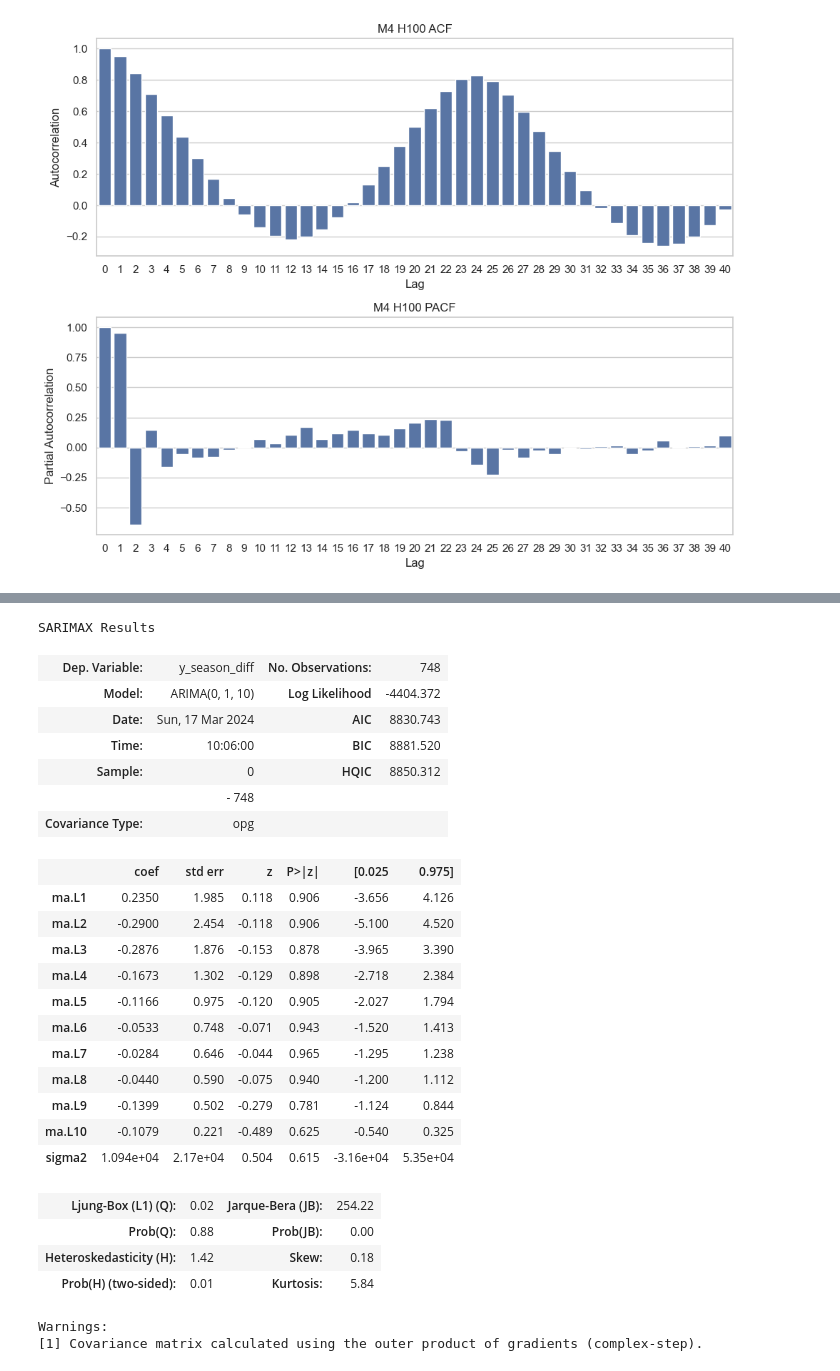
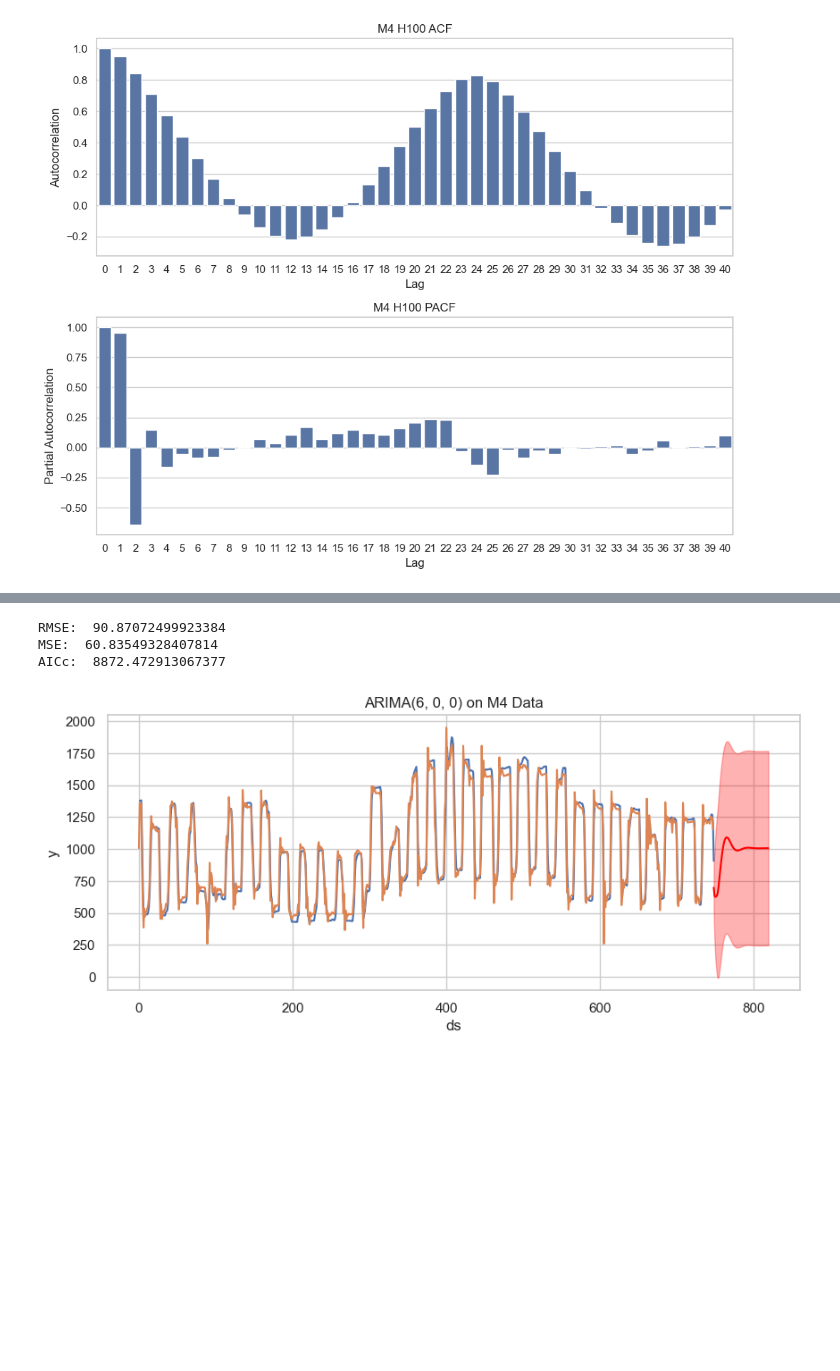
Before and after one commit to cal-yen/fpp3, a Jupyter notebook: chapter_9.ipynb, the cells around one changed output, grey strips where cells are left out. Saved outputs shown, nothing was run; the diff lists cells and outputs as text; code cells hidden in the pictures; blank space fills up the shorter version.

```diff
--- a/chapter_9.ipynb
+++ b/chapter_9.ipynb
@@ -90,21 +106,3 @@ plt.tight_layout()
 plt.show()
 # %% [output]
 [figure]
-# %%
-ds['y_season_diff'] = ds['y'].diff(periods=23)
-ds['y_season_diff_1st_diff'] = ds['y_season_diff'].diff(1)
-
-fig, axs = plt.subplots(2, 1, figsize=(10, 8))
-
-sns.lineplot(ax=axs[0], data=ds, x='ds', y='y_season_diff')
-axs[0].set_title('M4 H100 Seasonal Adjusted')
-axs[0].set_ylabel('Y')
-axs[0].set_xlabel('Timestep')
-
-sns.lineplot(ax=axs[1], data=ds, x='ds', y='y_season_diff_1st_diff')
-axs[1].set_title('M4 H100 Seasonal Adjusted with 1st Difference')
-axs[1].set_ylabel('Y')
-axs[1].set_xlabel('Timestep')
-
-plt.tight_layout()
-plt.show()
@@ -360,34 +246,7 @@ Warnings:
-# %%
-ma2 = ARIMA(ds['y_season_diff'].reset_index(drop=True), order=(0,1,2))
-results = ma2.fit()
-
-ma2_resid = results.resid.fillna(0)
-
-results.summary()
-# %% [output]
-SARIMAX Results
-| Dep. Variable: | y_season_diff | No. Observations: | 748 |
-| Model: | ARIMA(0, 1, 10) | Log Likelihood | -4404.372 |
-| Date: | Sun, 17 Mar 2024 | AIC | 8830.743 |
-| Time: | 10:06:00 | BIC | 8881.520 |
-| Sample: | 0 | HQIC | 8850.312 |
-|  | - 748 |  |  |
-| Covariance Type: | opg |  |  |
-|  | coef | std err | z | P>|z| | [0.025 | 0.975] |
-| ma.L1 | 0.2350 | 1.985 | 0.118 | 0.906 | -3.656 | 4.126 |
-| ma.L2 | -0.2900 | 2.454 | -0.118 | 0.906 | -5.100 | 4.520 |
-| ma.L3 | -0.2876 | 1.876 | -0.153 | 0.878 | -3.965 | 3.390 |
-| ma.L4 | -0.1673 | 1.302 | -0.129 | 0.898 | -2.718 | 2.384 |
-| ma.L5 | -0.1166 | 0.975 | -0.120 | 0.905 | -2.027 | 1.794 |
-| ma.L6 | -0.0533 | 0.748 | -0.071 | 0.943 | -1.520 | 1.413 |
-| ma.L7 | -0.0284 | 0.646 | -0.044 | 0.965 | -1.295 | 1.238 |
-| ma.L8 | -0.0440 | 0.590 | -0.075 | 0.940 | -1.200 | 1.112 |
-| ma.L9 | -0.1399 | 0.502 | -0.279 | 0.781 | -1.124 | 0.844 |
-| ma.L10 | -0.1079 | 0.221 | -0.489 | 0.625 | -0.540 | 0.325 |
-| sigma2 | 1.094e+04 | 2.17e+04 | 0.504 | 0.615 | -3.16e+04 | 5.35e+04 |
-| Ljung-Box (L1) (Q): | 0.02 | Jarque-Bera (JB): | 254.22 |
-| Prob(Q): | 0.88 | Prob(JB): | 0.00 |
-| Heteroskedasticity (H): | 1.42 | Skew: | 0.18 |
-| Prob(H) (two-sided): | 0.01 | Kurtosis: | 5.84 |
-Warnings:
-[1] Covariance matrix calculated using the outer product of gradients (complex-step).
+# %%
+ARIMA_helper((6,0,0), h=72)
+# %% [output]
+RMSE:  90.87072499923384
+MSE:  60.83549328407814
+AICc:  8872.472913067377
+[figure, added]
```
Also changed, not shown: parts of 16 cells of this notebook, 1 other file.
